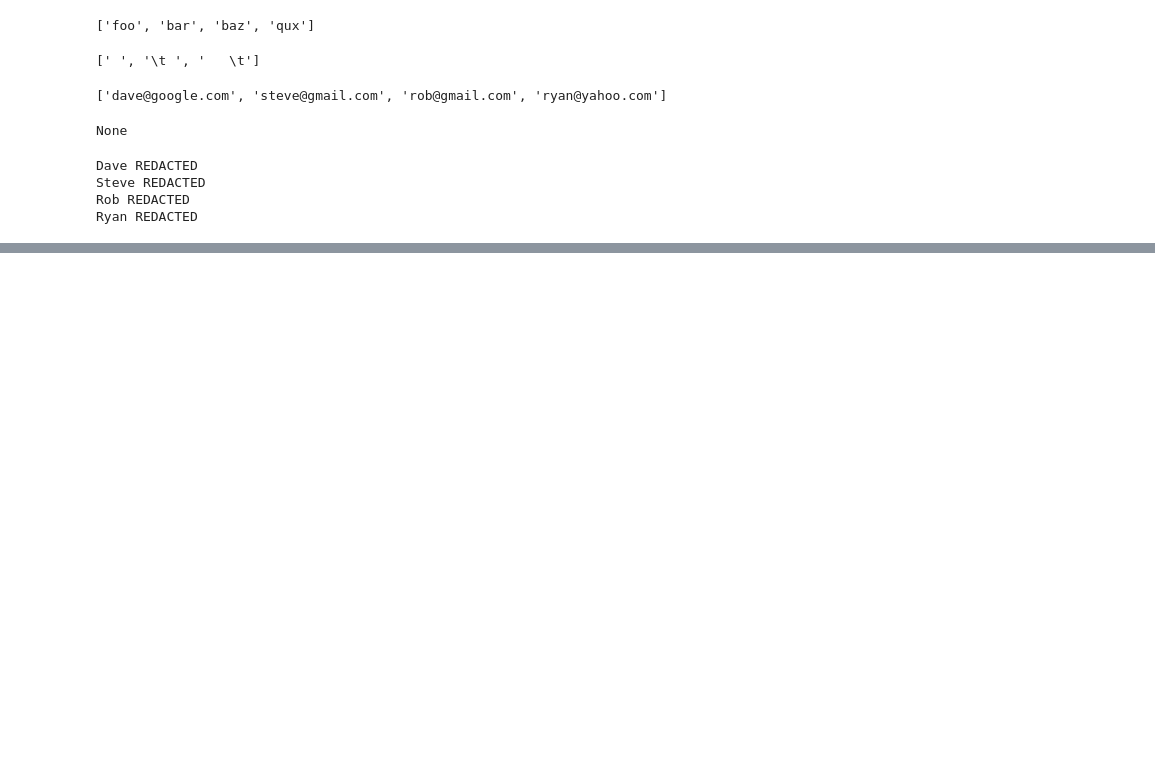
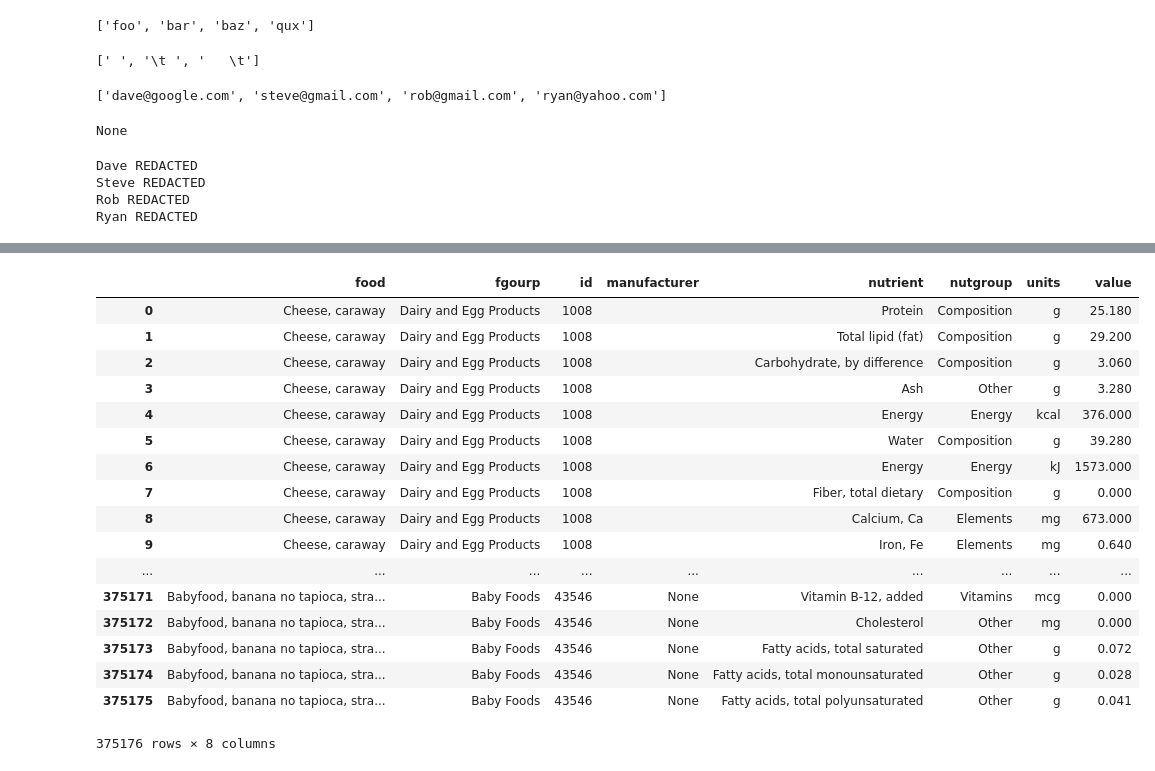
Before and after one commit to JanGin/pydata-book-learning, a Jupyter notebook: pydata-learning/ch7.ipynb, the cells around one changed output, grey strips where cells are left out. Saved outputs shown, nothing was run; the diff lists cells and outputs as text; code cells hidden in the pictures; blank space fills up the shorter version.

```diff
--- a/pydata-learning/ch7.ipynb
+++ b/pydata-learning/ch7.ipynb
@@ -1413,0 +1640,2 @@ Ryan REDACTED
+# %%
+nutrients = nutrients.drop_duplicates()
@@ -1413,0 +1684,3 @@ Ryan REDACTED
+# %%
+col_mappings = {'description': 'food', 'group' : 'fgourp'}
+info = info.rename(columns=col_mappings, copy=False)
@@ -1413,0 +1708,5 @@ Ryan REDACTED
+# %%
+col_mapping = {'description' : 'nutrient',
+               'group' : 'nutgroup'}
+nutrients = nutrients.rename(columns=col_mapping, copy=False)
+nutrients
@@ -1413,0 +1732,23 @@ Ryan REDACTED
+# %%
+ndata = pd.merge(info, nutrients, on='id', how='outer')
+# %%
+ndata
+# %% [output]
+|  | food | fgourp | id | manufacturer | nutrient | nutgroup | units | value |
+| 0 | Cheese, caraway | Dairy and Egg Products | 1008 |  | Protein | Composition | g | 25.180 |
+| 1 | Cheese, caraway | Dairy and Egg Products | 1008 |  | Total lipid (fat) | Composition | g | 29.200 |
+| 2 | Cheese, caraway | Dairy and Egg Products | 1008 |  | Carbohydrate, by difference | Composition | g | 3.060 |
+| 3 | Cheese, caraway | Dairy and Egg Products | 1008 |  | Ash | Other | g | 3.280 |
+| 4 | Cheese, caraway | Dairy and Egg Products | 1008 |  | Energy | Energy | kcal | 376.000 |
+| 5 | Cheese, caraway | Dairy and Egg Products | 1008 |  | Water | Composition | g | 39.280 |
+| 6 | Cheese, caraway | Dairy and Egg Products | 1008 |  | Energy | Energy | kJ | 1573.000 |
+| 7 | Cheese, caraway | Dairy and Egg Products | 1008 |  | Fiber, total dietary | Composition | g | 0.000 |
+| 8 | Cheese, caraway | Dairy and Egg Products | 1008 |  | Calcium, Ca | Elements | mg | 673.000 |
+| 9 | Cheese, caraway | Dairy and Egg Products | 1008 |  | Iron, Fe | Elements | mg | 0.640 |
+| ... | ... | ... | ... | ... | ... | ... | ... | ... |
+| 375171 | Babyfood, banana no tapioca, stra... | Baby Foods | 43546 | None | Vitamin B-12, added | Vitamins | mcg | 0.000 |
+| 375172 | Babyfood, banana no tapioca, stra... | Baby Foods | 43546 | None | Cholesterol | Other | mg | 0.000 |
+| 375173 | Babyfood, banana no tapioca, stra... | Baby Foods | 43546 | None | Fatty acids, total saturated | Other | g | 0.072 |
+| 375174 | Babyfood, banana no tapioca, stra... | Baby Foods | 43546 | None | Fatty acids, total monounsaturated | Other | g | 0.028 |
+| 375175 | Babyfood, banana no tapioca, stra... | Baby Foods | 43546 | None | Fatty acids, total polyunsaturated | Other | g | 0.041 |
+375176 rows × 8 columns
```
Also changed, not shown: parts of 33 cells of this notebook.
